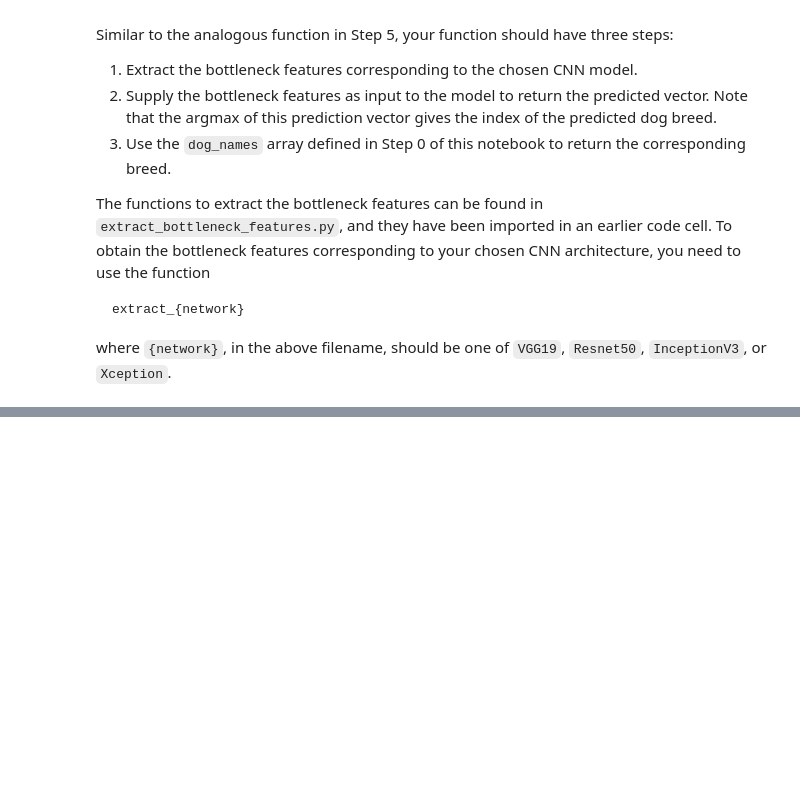
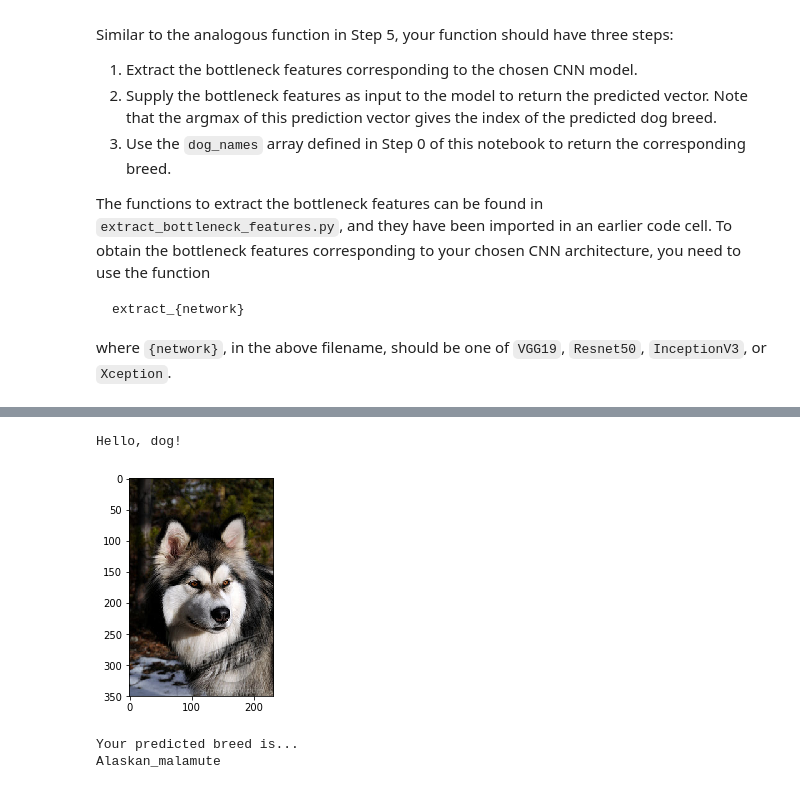
Before and after one commit to lukiee555/mlnd-p5-dogbreedclassifier, a Jupyter notebook: dog_app.ipynb, the cells around one changed output, grey strips where cells are left out. Saved outputs shown, nothing was run; the diff lists cells and outputs as text; code cells hidden in the pictures; blank space fills up the shorter version.

```diff
--- a/dog_app.ipynb
+++ b/dog_app.ipynb
@@ -567,6 +631,7 @@ __Answer:__
 ### (IMPLEMENTATION) Compile the Model
 # %%
 ### TODO: Compile the model.
+Xception_model.compile(loss='categorical_crossentropy', optimizer='rmsprop', metrics=['accuracy'])
 # %% [markdown]
 ### (IMPLEMENTATION) Train the Model
 
@@ -579,6 +669,7 @@ You are welcome to [augment the training data](https://blog.keras.io/building-po
 ### (IMPLEMENTATION) Load the Model with the Best Validation Loss
 # %%
 ### TODO: Load the model weights with the best validation loss.
+Xception_model.load_weights('saved_models/weights.best.Xception.hdf5')
 # %% [markdown]
 ### (IMPLEMENTATION) Test the Model
 
@@ -603,6 +702,14 @@ where `{network}`, in the above filename, should be one of `VGG19`, `Resnet50`,
 # %%
 ### TODO: Write a function that takes a path to an image as input
 ### and returns the dog breed that is predicted by the model.
+
+def Xception_predict_breed(img_path):
+    # extract bottleneck features
+    bottleneck_feature = extract_Xception(path_to_tensor(img_path))
+    # obtain predicted vector
+    predicted_vector = Xception_model.predict(bottleneck_feature)
+    # return dog breed that is predicted by the model
+    return dog_names[np.argmax(predicted_vector)]
 # %% [markdown]
 ---
 <a id='step6'></a>
@@ -621,3 +728,29 @@ Some sample output for our algorithm is provided below, but feel free to design
 
 
 ### (IMPLEMENTATION) Write your Algorithm
+# %%
+### TODO: Write your algorithm.
+### Feel free to use as many code cells as needed.
+
+def dog_breed_classifier(img_path):
+    # Check whether image contains a dog
+    if dog_detector(img_path):
+        breed = Xception_predict_breed(img_path)
+        print("Hello, dog!")
+        plt.imshow(cv2.cvtColor(cv2.imread(img_path), cv2.COLOR_BGR2RGB))
+        plt.show()
+        print("Your predicted breed is...")
+        print(breed)
+
+    # If dog not detected, check whether image contains human
+    elif face_detector(img_path):
+        breed = Xception_predict_breed(img_path)
+        print("Hello, human!")
+        plt.imshow(cv2.cvtColor(cv2.imread(img_path), cv2.COLOR_BGR2RGB))
+        plt.show()
+        print("You look like a...")
+        print(breed)
+
+    # If neither dog nor human detected, return error message
+    else:
+        print("Error: neither human nor dog detected in supplied image")
@@ -623,0 +775,11 @@ Some sample output for our algorithm is provided below, but feel free to design
+# %%
+## TODO: Execute your algorithm from Step 6 on
+## at least 6 images on your computer.
+## Feel free to use as many code cells as needed.
+
+dog_breed_classifier("/home/aind2/dog-project/dogImages/valid/005.Alaskan_malamute/Alaskan_malamute_00336.jpg")
+# %% [output]
+Hello, dog!
+[figure, added]
+Your predicted breed is...
+Alaskan_malamute
```
Also changed, not shown: parts of 26 cells of this notebook.
